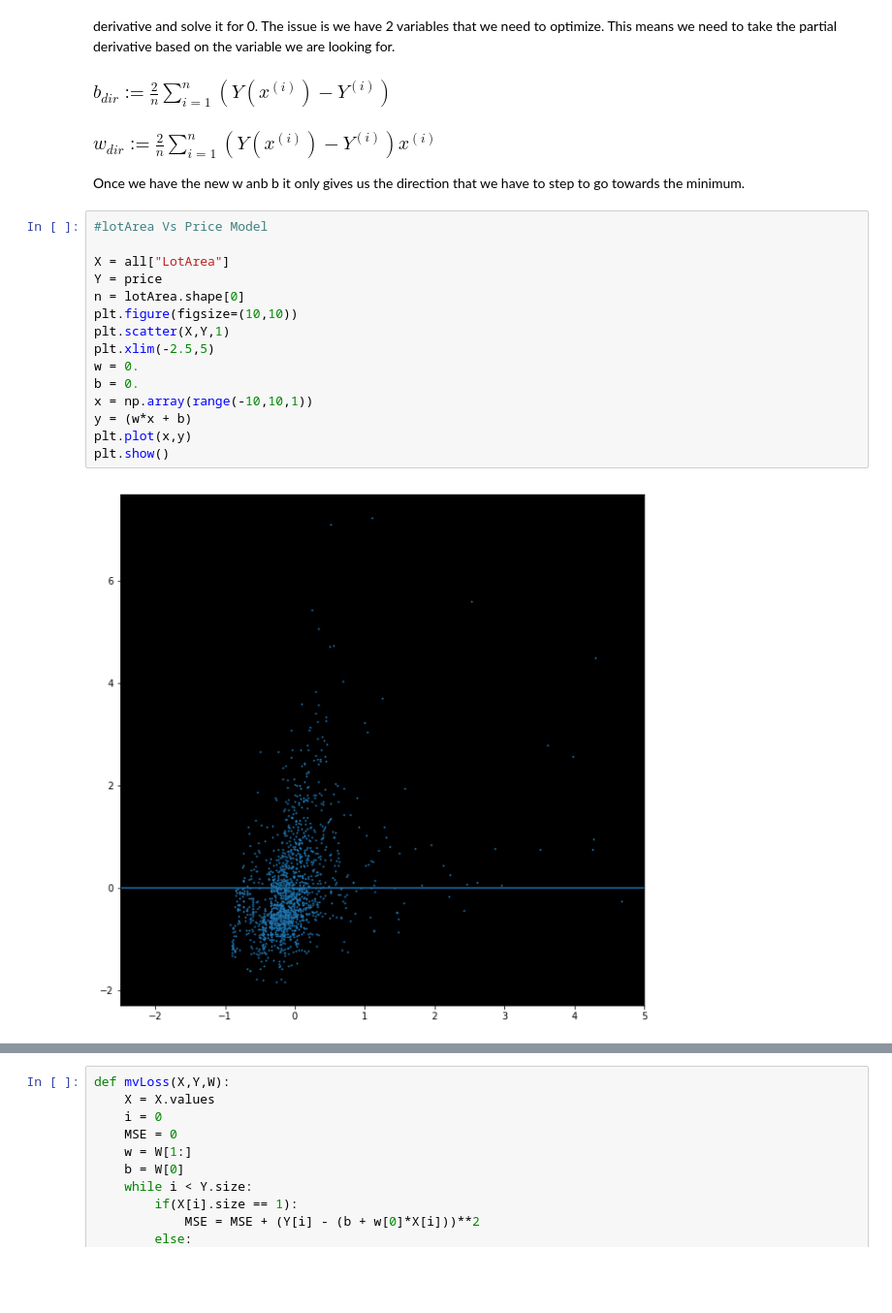
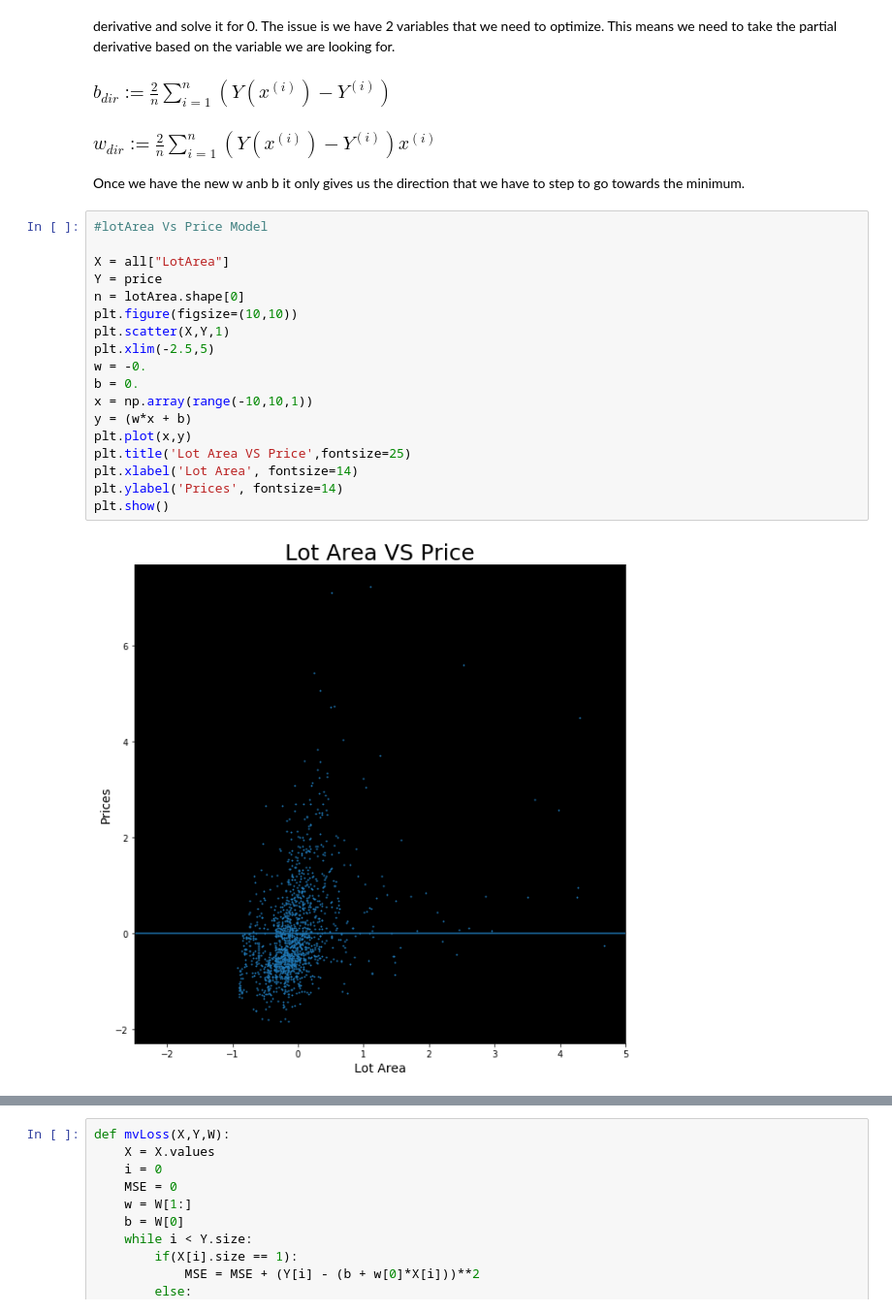
Before and after one commit to MangoFiasco/CISAssignment1, a Jupyter notebook: Assignment 1.ipynb, the cells around one changed output, grey strips where cells are left out. Shown: that part at 97% size. Saved outputs shown, nothing was run; the diff lists cells and outputs as text; blank space fills up the shorter version.

```diff
--- a/Assignment 1.ipynb
+++ b/Assignment 1.ipynb
@@ -71,20 +71,23 @@ Once we have the new w anb b it only gives us the direction that we have to step
 # %%
 #lotArea Vs Price Model
 
 X = all["LotArea"]
 Y = price
 n = lotArea.shape[0]
 plt.figure(figsize=(10,10))
 plt.scatter(X,Y,1)
 plt.xlim(-2.5,5)
-w = 0.
+w = -0.
 b = 0.
 x = np.array(range(-10,10,1))
 y = (w*x + b)
 plt.plot(x,y)
+plt.title('Lot Area VS Price',fontsize=25)
+plt.xlabel('Lot Area', fontsize=14)
+plt.ylabel('Prices', fontsize=14)
 plt.show()
 # %% [output]
-[figure, old version]
+[figure, new version]
 # %%
 # GRADIENT DECENT! (single variable)
 
```
Also changed, not shown: parts of 4 cells of this notebook.
